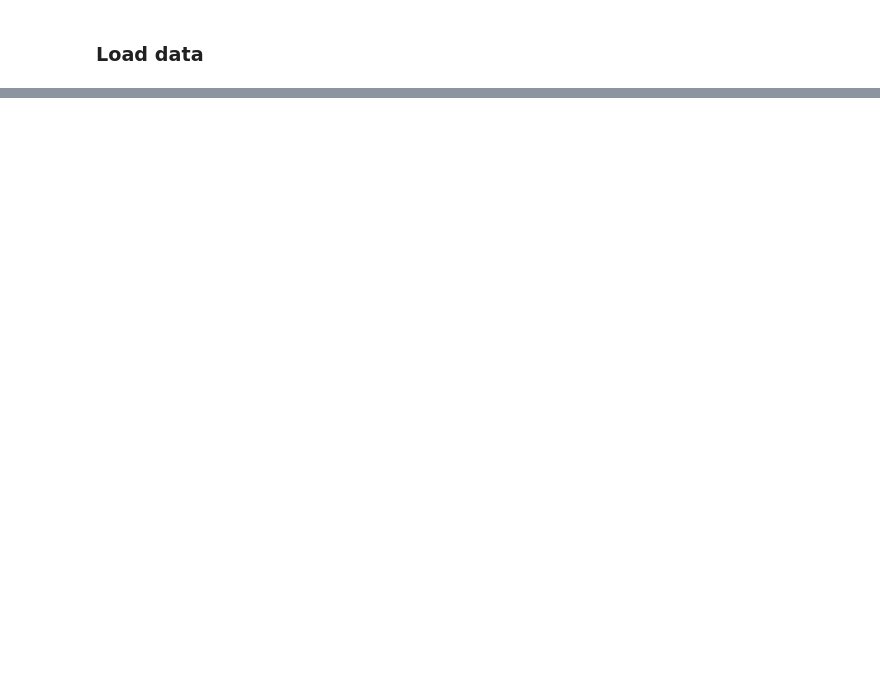
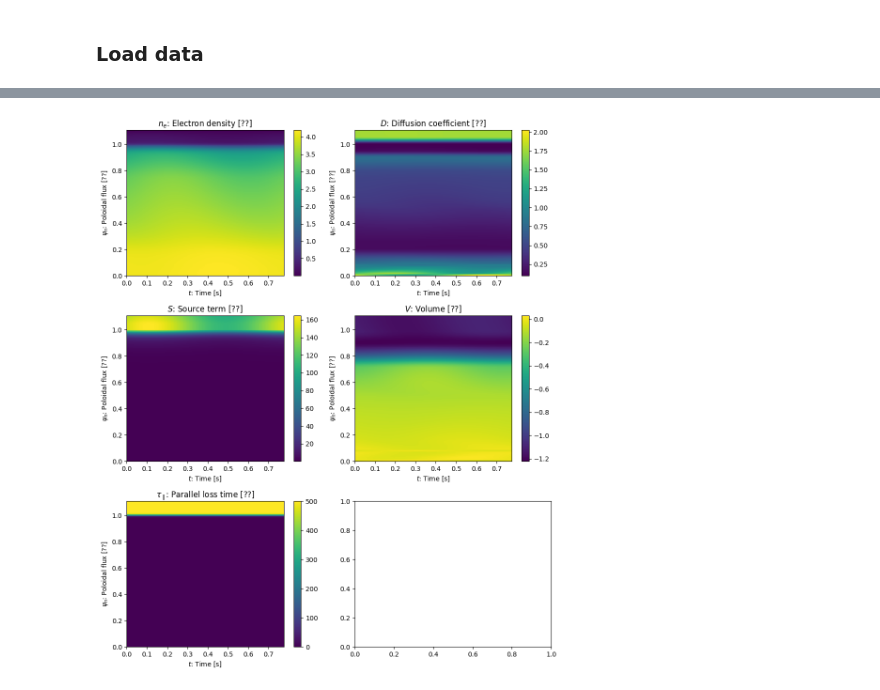
Before and after one commit to MEGAjosni/Master-Thesis, a Jupyter notebook: scripts/Plasma-Playground.ipynb, the cells around one changed output, grey strips where cells are left out. Drawn from its saved outputs; the diff is of its cells as text; code cells hidden in the pictures; blank space fills up the shorter version.

```diff
--- a/scripts/Plasma-Playground.ipynb
+++ b/scripts/Plasma-Playground.ipynb
@@ -15,0 +75,22 @@ data = {key: data_files[key] for key in data_files.files}
+# %%
+fig, axes = plt.subplots(3, 2, figsize=(10, 12))
+
+# Plot each subplot with labels and titles
+data_array = [(n_e, r'$n_e$: Electron density [??]'),
+              (D, r'$D$: Diffusion coefficient [??]'),
+              (S, r'$S$: Source term [??]'),
+              (V, r'$V$: Volume [??]'),
+              (itaupar, r'$\tau_{\parallel}$: Parallel loss time [??]')]
+
+for i, (data_array, title) in enumerate(data_array):
+    ax = axes[i // 2, i % 2]
+    c = ax.imshow(data_array, aspect='auto', origin='lower', extent=[t[0], t[-1], psi_n[0], psi_n[-1]])
+    ax.set_xlabel(r'$t$: Time [s]')
+    ax.set_ylabel(r'$\psi_n$: Poloidal flux [??]')
+    ax.set_title(title)
+    fig.colorbar(c, ax=ax)
+
+plt.tight_layout()
+plt.show()
+# %% [output]
+[figure, added]
```
Also changed, not shown: parts of 36 cells of this notebook, 6 other files.
